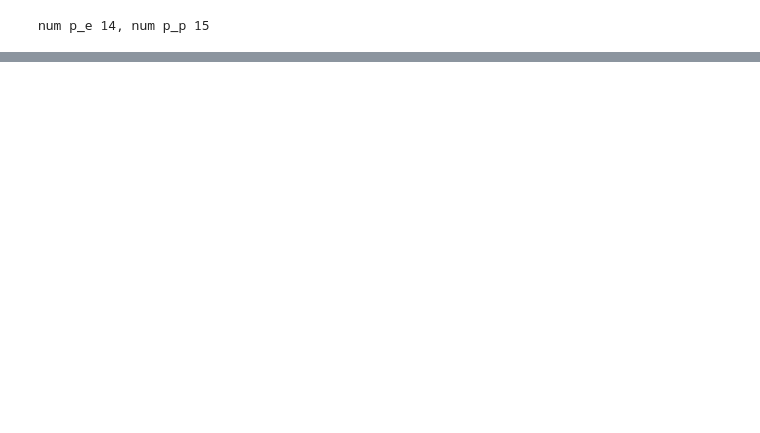
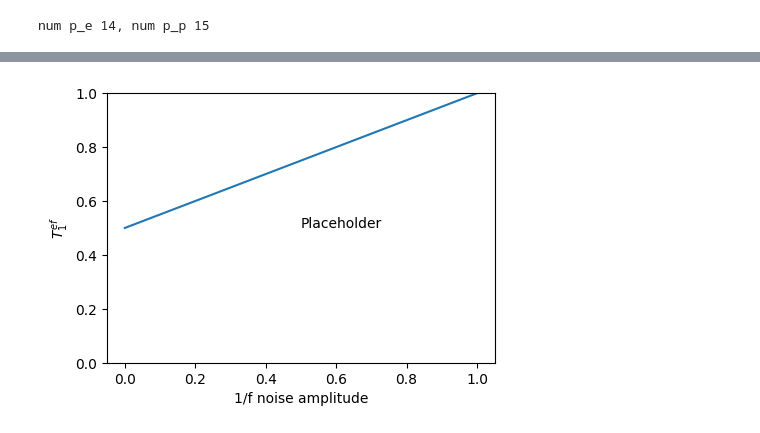
Before and after one commit to JiakaiW/surface_simulation_test, a Jupyter notebook: pack_and_analysis_v2_another_scaling_formula.ipynb, the cells around one changed output, grey strips where cells are left out. Drawn from its saved outputs; the diff is of its cells as text; code cells hidden in the pictures; blank space fills up the shorter version.

```diff
--- a/pack_and_analysis_v2_another_scaling_formula.ipynb
+++ b/pack_and_analysis_v2_another_scaling_formula.ipynb
@@ -530,0 +643,10 @@ fig.savefig('threshold_pe_pp.pdf')
+# %%
+fig, ax = plt.subplots(figsize = (5,3.5))
+ax.plot([0,1],[0.5,1])
+ax.text(s = 'Placeholder',x=0.5,y=0.5)
+ax.set_ylim(0,1)
+ax.set_ylabel(r'$T_1^{ef}$')
+ax.set_xlabel('1/f noise amplitude')
+fig.savefig('e-f p_log.pdf')
+# %% [output]
+[figure, added]
```
Also changed, not shown: parts of 13 cells of this notebook, 2 other files.
